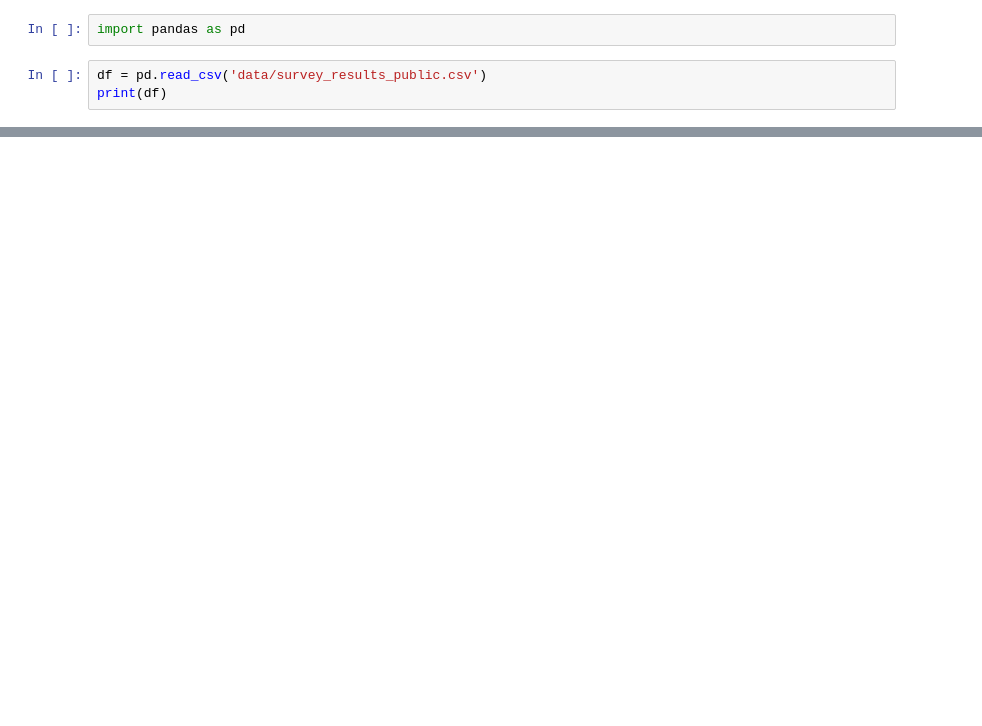
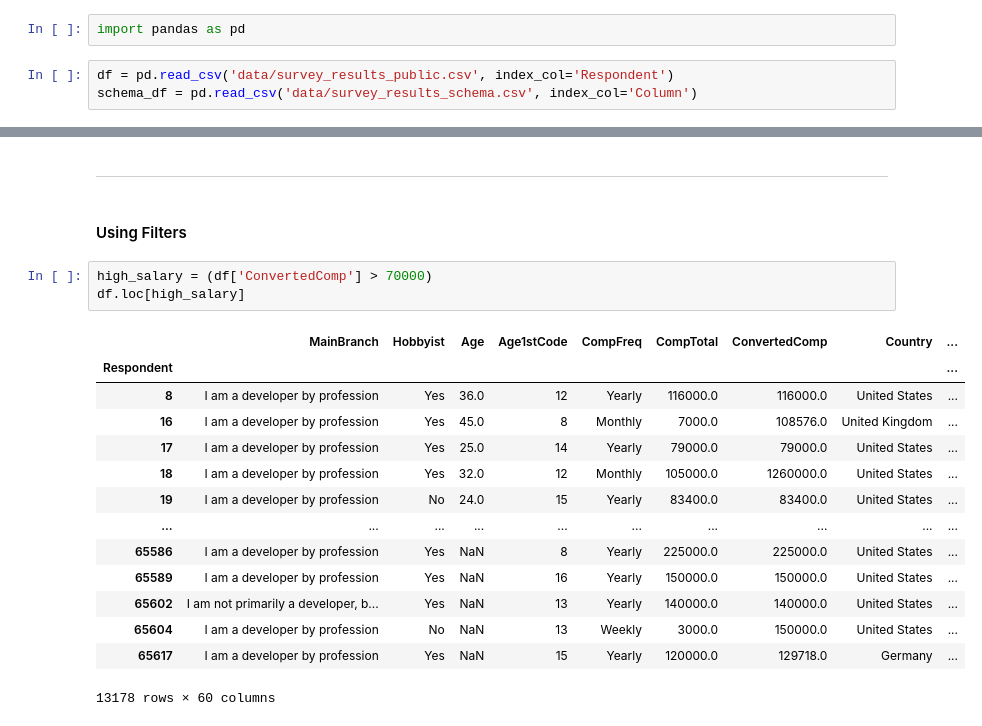
Before and after one commit to sharmasourab93/JustPython, a Jupyter notebook: pandas/pandas_1.ipynb, the cells around one changed output, grey strips where cells are left out. Drawn from its saved outputs; the diff is of its cells as text; blank space fills up the shorter version.

```diff
--- a/pandas/pandas_1.ipynb
+++ b/pandas/pandas_1.ipynb
@@ -1,5 +3,5 @@
 # %%
 import pandas as pd
 # %%
-df = pd.read_csv('data/survey_results_public.csv')
-print(df)
+df = pd.read_csv('data/survey_results_public.csv', index_col='Respondent')
+schema_df = pd.read_csv('data/survey_results_schema.csv', index_col='Column')
@@ -103,0 +200,22 @@ schema_df
+# %% [markdown]
+---
+# %% [markdown]
+#### Using Filters
+# %%
+high_salary = (df['ConvertedComp'] > 70000)
+df.loc[high_salary]
+# %% [output]
+|  | MainBranch | Hobbyist | Age | Age1stCode | CompFreq | CompTotal | ConvertedComp | Country | ... |
+| Respondent |  |  |  |  |  |  |  |  | ... |
+| 8 | I am a developer by profession | Yes | 36.0 | 12 | Yearly | 116000.0 | 116000.0 | United States | ... |
+| 16 | I am a developer by profession | Yes | 45.0 | 8 | Monthly | 7000.0 | 108576.0 | United Kingdom | ... |
+| 17 | I am a developer by profession | Yes | 25.0 | 14 | Yearly | 79000.0 | 79000.0 | United States | ... |
+| 18 | I am a developer by profession | Yes | 32.0 | 12 | Monthly | 105000.0 | 1260000.0 | United States | ... |
+| 19 | I am a developer by profession | No | 24.0 | 15 | Yearly | 83400.0 | 83400.0 | United States | ... |
+| ... | ... | ... | ... | ... | ... | ... | ... | ... | ... |
+| 65586 | I am a developer by profession | Yes | NaN | 8 | Yearly | 225000.0 | 225000.0 | United States | ... |
+| 65589 | I am a developer by profession | Yes | NaN | 16 | Yearly | 150000.0 | 150000.0 | United States | ... |
+| 65602 | I am not primarily a developer, b... | Yes | NaN | 13 | Yearly | 140000.0 | 140000.0 | United States | ... |
+| 65604 | I am a developer by profession | No | NaN | 13 | Weekly | 3000.0 | 150000.0 | United States | ... |
+| 65617 | I am a developer by profession | Yes | NaN | 15 | Yearly | 120000.0 | 129718.0 | Germany | ... |
+13178 rows × 60 columns
```
Also changed, not shown: parts of 39 cells of this notebook, 1 other file.
